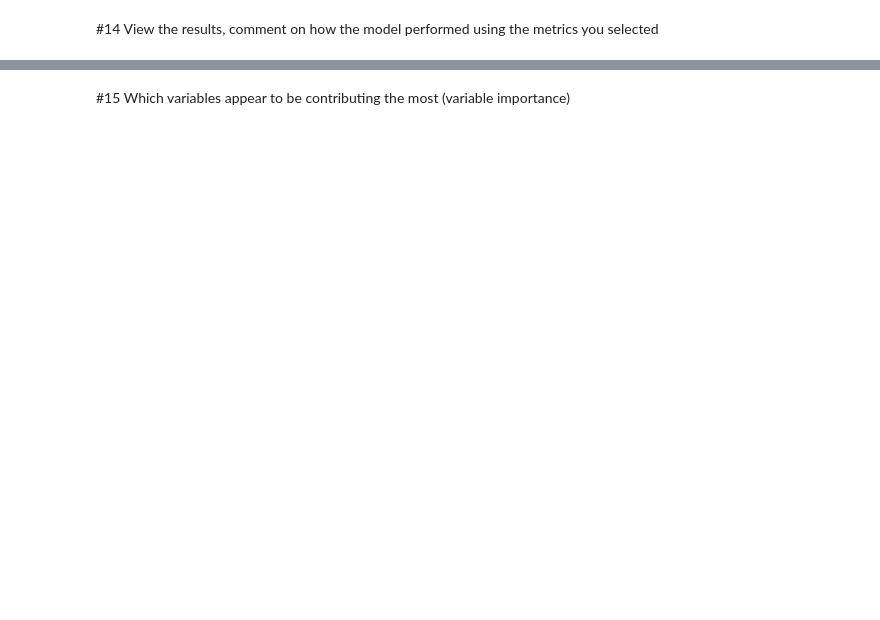
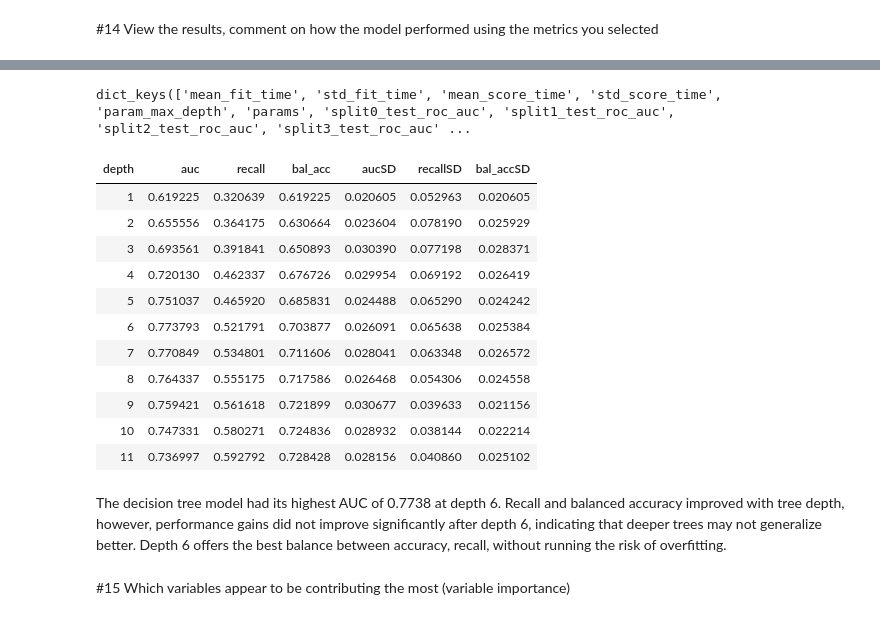
Before and after one commit to zoehendershot/DS-3021, a Jupyter notebook: 08_DT_Class/DT_Class_Lab.ipynb, the cells around one changed output, grey strips where cells are left out. Saved outputs shown, nothing was run; the diff lists cells and outputs as text; code cells hidden in the pictures; blank space fills up the shorter version.

```diff
--- a/08_DT_Class/DT_Class_Lab.ipynb
+++ b/08_DT_Class/DT_Class_Lab.ipynb
@@ -37,10 +253,20 @@ movie_metadata=pd.read_csv("data/movie_metadata.csv")
 # %% [markdown]
 #7 Create the kfold object for cross validation.
+# %%
+kf = RepeatedStratifiedKFold(n_splits=10,n_repeats =5, random_state=42)
 # %% [markdown]
 #8 Create the scoring metric you will use to evaluate your model and the max depth hyperparameter (grid search)
+# %%
+scoring = ['roc_auc','recall','balanced_accuracy']
+param={"max_depth" : [1,2,3,4,5,6,7,8,9,10,11]}
 # %% [markdown]
 #9 Build the classifier object
+# %%
+cl= DecisionTreeClassifier(random_state=1000)
 # %% [markdown]
 #10 Use the kfold object and the scoring metric to find the best hyperparameter value for max depth via the grid search method.
+# %%
+search = GridSearchCV(cl, param, scoring=scoring, n_jobs=-1, cv=kf,refit='roc_auc')
+model = search.fit(X_train, y_train)
 # %% [markdown]
 #11 Fit the model to the training data.
@@ -53,2 +322,41 @@ movie_metadata=pd.read_csv("data/movie_metadata.csv")
+# %%
+print(model.cv_results_.keys())
+# %% [output]
+dict_keys(['mean_fit_time', 'std_fit_time', 'mean_score_time', 'std_score_time', 'param_max_depth', 'params', 'split0_test_roc_auc', 'split1_test_roc_auc', 'split2_test_roc_auc', 'split3_test_roc_auc' ...
+# %%
+#Scores:
+
+auc = model.cv_results_['mean_test_roc_auc']
+recall= model.cv_results_['mean_test_recall']
+bal_acc= model.cv_results_['mean_test_balanced_accuracy']
+
+SDauc = model.cv_results_['std_test_roc_auc']
+SDrecall= model.cv_results_['std_test_recall']
+SDbal_acc= model.cv_results_['std_test_balanced_accuracy']
+
+#Parameter:
+depth= np.unique(model.cv_results_['param_max_depth']).data
+
+#Build DataFrame:
+final_model = pd.DataFrame(list(zip(depth, auc, recall, bal_acc,SDauc,SDrecall,SDbal_acc)),
+               columns =['depth','auc','recall','bal_acc','aucSD','recallSD','bal_accSD'])
+
+#Let's take a look
+final_model.style.hide(axis='index')
+# %% [output]
+| depth | auc | recall | bal_acc | aucSD | recallSD | bal_accSD |
+| 1 | 0.619225 | 0.320639 | 0.619225 | 0.020605 | 0.052963 | 0.020605 |
+| 2 | 0.655556 | 0.364175 | 0.630664 | 0.023604 | 0.078190 | 0.025929 |
+| 3 | 0.693561 | 0.391841 | 0.650893 | 0.030390 | 0.077198 | 0.028371 |
+| 4 | 0.720130 | 0.462337 | 0.676726 | 0.029954 | 0.069192 | 0.026419 |
+| 5 | 0.751037 | 0.465920 | 0.685831 | 0.024488 | 0.065290 | 0.024242 |
+| 6 | 0.773793 | 0.521791 | 0.703877 | 0.026091 | 0.065638 | 0.025384 |
+| 7 | 0.770849 | 0.534801 | 0.711606 | 0.028041 | 0.063348 | 0.026572 |
+| 8 | 0.764337 | 0.555175 | 0.717586 | 0.026468 | 0.054306 | 0.024558 |
+| 9 | 0.759421 | 0.561618 | 0.721899 | 0.030677 | 0.039633 | 0.021156 |
+| 10 | 0.747331 | 0.580271 | 0.724836 | 0.028932 | 0.038144 | 0.022214 |
+| 11 | 0.736997 | 0.592792 | 0.728428 | 0.028156 | 0.040860 | 0.025102 |
+# %% [markdown]
+The decision tree model had its highest AUC of 0.7738 at depth 6. Recall and balanced accuracy improved with tree depth, however, performance gains did not improve significantly after depth 6, indicating that deeper trees may not generalize better. Depth 6 offers the best balance between accuracy, recall, without running the risk of overfitting.
 # %% [markdown]
 #15 Which variables appear to be contributing the most (variable importance)
```
Also changed, not shown: parts of 24 cells of this notebook.
